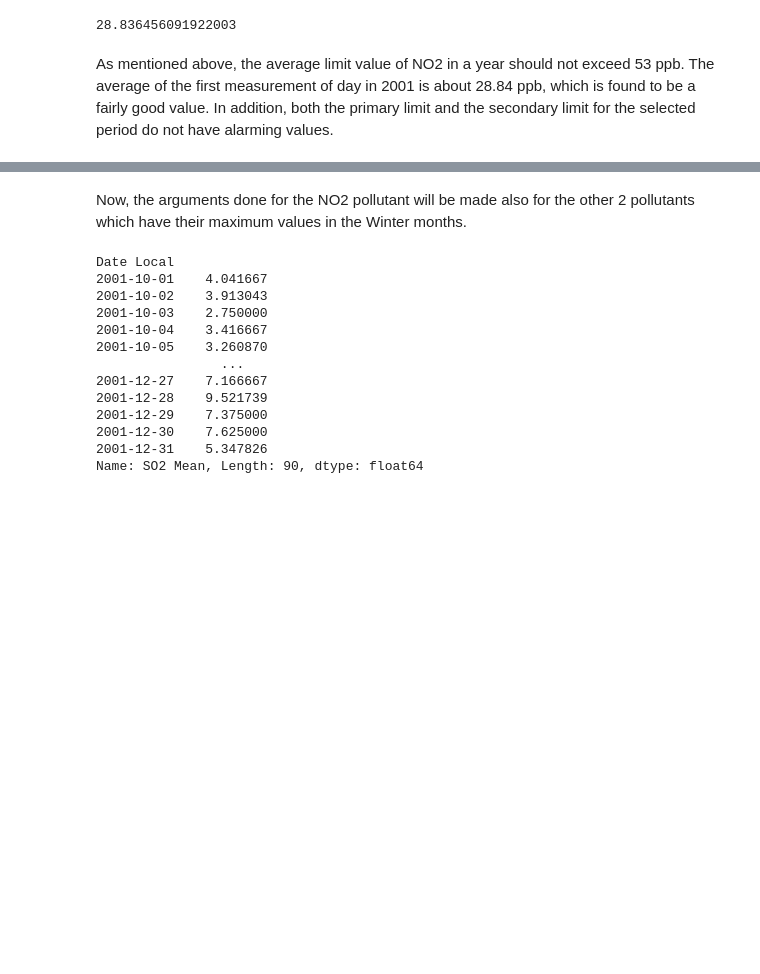
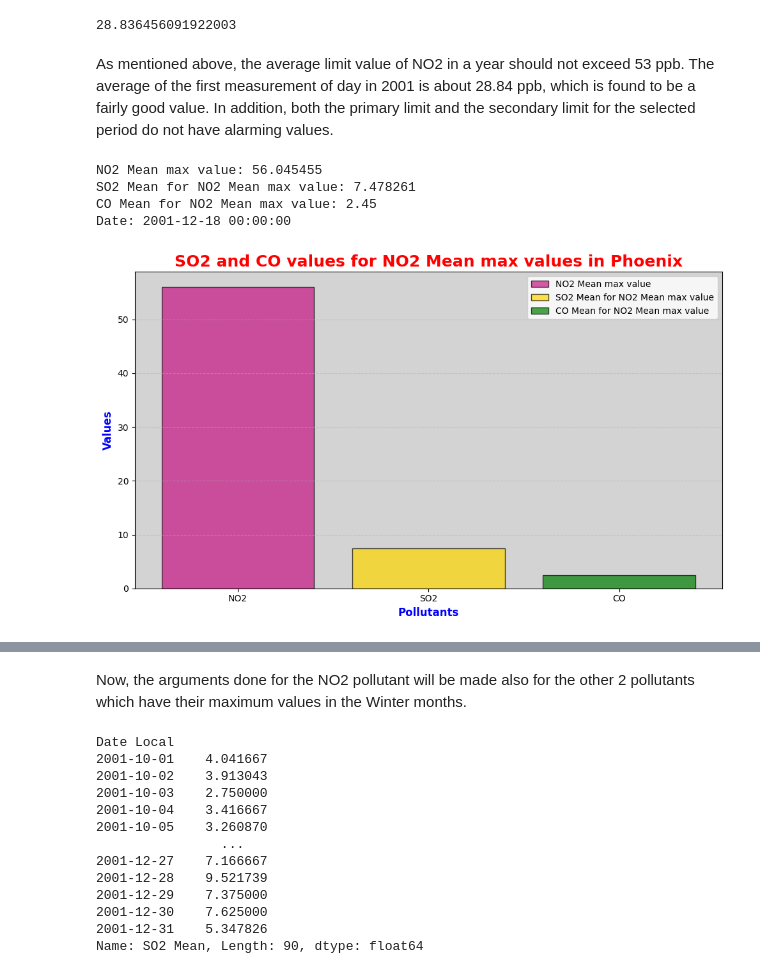
Before and after one commit to letizialanza01/Project_US_Pollution, a Jupyter notebook: Project_US_Pollution.ipynb, the cells around one changed output, grey strips where cells are left out. Saved outputs shown, nothing was run; the diff lists cells and outputs as text; code cells hidden in the pictures; blank space fills up the shorter version.

```diff
--- a/Project_US_Pollution.ipynb
+++ b/Project_US_Pollution.ipynb
@@ -675,3 +675,38 @@ pollution_phoenix_NO2_2001_mean
 28.836456091922003
 # %% [markdown]
 As mentioned above, the average limit value of NO2 in a year should not exceed 53 ppb. The average of the first measurement of day in 2001 is about 28.84 ppb, which is found to be a fairly good value. In addition, both the primary limit and the secondary limit for the selected period do not have alarming values.
+# %%
+max_NO2_index = pollution_phoenix['NO2 Mean'].idxmax()
+max_NO2_SO2 = pollution_phoenix.loc[max_NO2_index, 'SO2 Mean']
+max_NO2_CO = pollution_phoenix.loc[max_NO2_index, 'CO Mean']
+max_NO2_date = pollution_phoenix.loc[max_NO2_index, 'Date Local']
+
+print("NO2 Mean max value:", pollution_phoenix['NO2 Mean'].max())
+print("SO2 Mean for NO2 Mean max value:", max_NO2_SO2)
+print("CO Mean for NO2 Mean max value:", max_NO2_CO)
+print("Date:", max_NO2_date)
+# %% [output]
+NO2 Mean max value: 56.045455
+SO2 Mean for NO2 Mean max value: 7.478261
+CO Mean for NO2 Mean max value: 2.45
+Date: 2001-12-18 00:00:00
+# %%
+plt.figure(figsize = (10, 6))
+plt.bar('NO2', pollution_phoenix['NO2 Mean'].max(), color = '#C71585', edgecolor = 'black', linewidth = 1, alpha = 0.7, label = 'NO2 Mean max value')
+plt.bar('SO2', max_NO2_SO2, color = 'gold', edgecolor = 'black', linewidth = 1, alpha = 0.7, label = 'SO2 Mean for NO2 Mean max value')
+plt.bar('CO', max_NO2_CO, color = 'green', edgecolor = 'black', linewidth = 1, alpha = 0.7, label = 'CO Mean for NO2 Mean max value')
+plt.xlabel('Pollutants', fontsize = 12, fontweight = 'bold', color = 'blue')
+plt.ylabel('Values', fontsize = 12, fontweight = 'bold', color = 'blue')
+plt.title('SO2 and CO values for NO2 Mean max values in Phoenix', fontsize = 18, fontweight = 'bold', color = 'red')
+plt.xticks(fontsize = 10)
+plt.yticks(fontsize = 10)
+plt.grid(axis = 'y', linestyle = '--', alpha = 0.5)
+plt.gca().set_facecolor('lightgrey')
+plt.legend()
+
+plt.tight_layout()
+plt.show()
+
+print('These data are related to day:', max_NO2_date)
+# %% [output]
+[figure, added]
```
Also changed, not shown: parts of 15 cells of this notebook.
